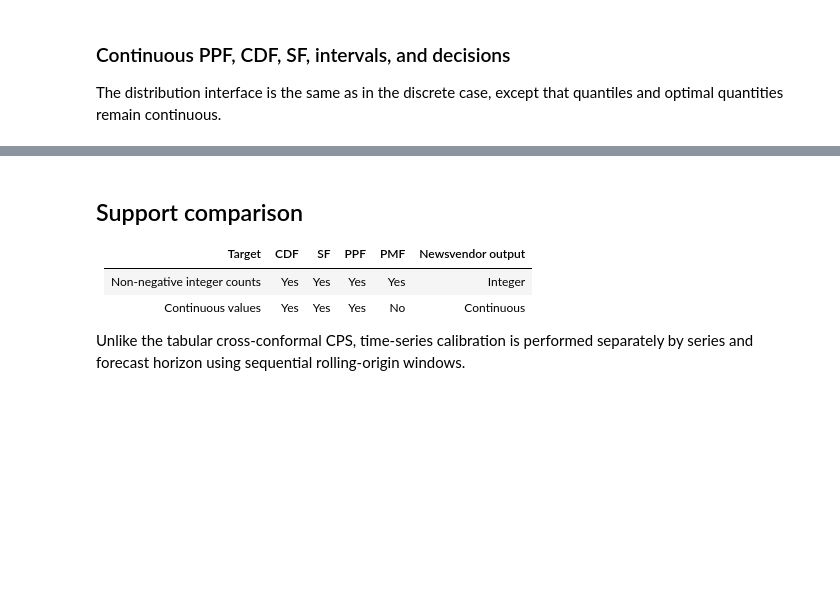
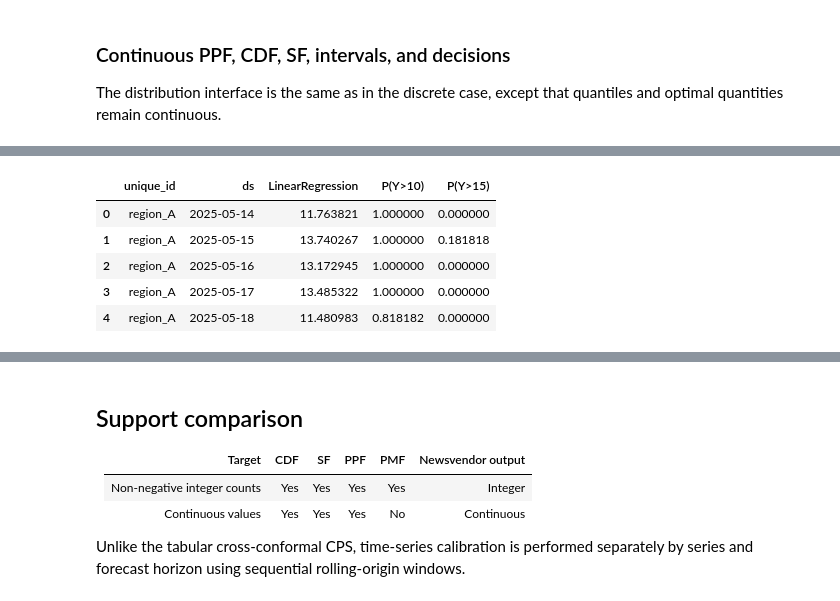
Before and after one commit to heylucasleao/tinyconformal, a Jupyter notebook: examples/series/cps.ipynb, the cells around one changed output, grey strips where cells are left out. Saved outputs shown, nothing was run; the diff lists cells and outputs as text; code cells hidden in the pictures; blank space fills up the shorter version.

```diff
--- a/examples/series/cps.ipynb
+++ b/examples/series/cps.ipynb
@@ -243,0 +228,9 @@ NewsvendorSolver.optimize_distribution(
+# %%
+continuous_forecast.sf([10, 15]).head()
+# %% [output]
+|  | unique_id | ds | LinearRegression | P(Y>10) | P(Y>15) |
+| 0 | region_A | 2025-05-14 | 11.763821 | 1.000000 | 0.000000 |
+| 1 | region_A | 2025-05-15 | 13.740267 | 1.000000 | 0.181818 |
+| 2 | region_A | 2025-05-16 | 13.172945 | 1.000000 | 0.000000 |
+| 3 | region_A | 2025-05-17 | 13.485322 | 1.000000 | 0.000000 |
+| 4 | region_A | 2025-05-18 | 11.480983 | 0.818182 | 0.000000 |
```
Also changed, not shown: parts of 11 cells of this notebook, 11 other files.
